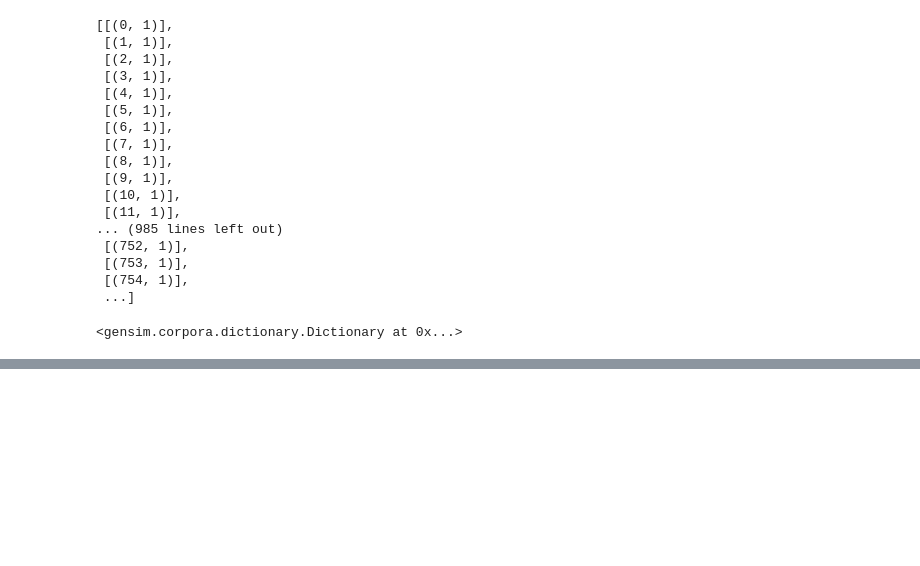
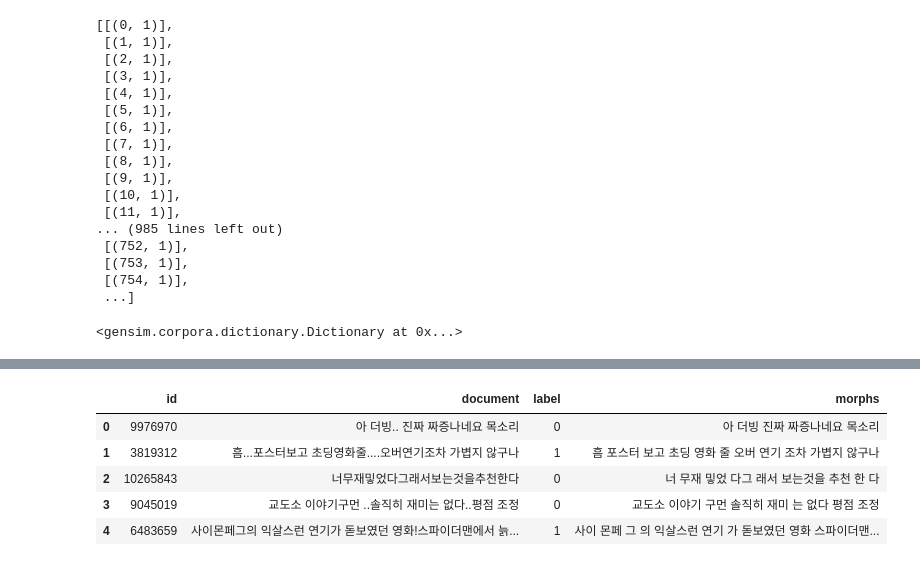
Before and after one commit to Sunnn-y/NaturalLanguageProcessing, a Jupyter notebook: 20231018_토픽모델링_실습(LDA).ipynb, the cells around one changed output, grey strips where cells are left out. Cells and saved outputs as stored; diff of their text form; code cells hidden in the pictures; blank space fills up the shorter version.

```diff
--- a/20231018_토픽모델링_실습(LDA).ipynb
+++ b/20231018_토픽모델링_실습(LDA).ipynb
@@ -315,0 +335,18 @@ pyLDAvis.display(vis2)
+# %%
+import re
+# 한글을 제외한 다른 문자 모두 제거
+remove_except_ko = re.compile(r"[^가-힣ㄱ-하-ㅣ\\s]")
+
+def preprocess_remove(text):
+  text = re.sub(remove_except_ko,' ',text).strip()
+  return text
+
+df['morphs'] = df['morphs'].map(lambda x : preprocess_remove(x))
+df.head()
+# %% [output]
+|  | id | document | label | morphs |
+| 0 | 9976970 | 아 더빙.. 진짜 짜증나네요 목소리 | 0 | 아 더빙 진짜 짜증나네요 목소리 |
+| 1 | 3819312 | 흠...포스터보고 초딩영화줄....오버연기조차 가볍지 않구나 | 1 | 흠 포스터 보고 초딩 영화 줄 오버 연기 조차 가볍지 않구나 |
+| 2 | 10265843 | 너무재밓었다그래서보는것을추천한다 | 0 | 너 무재 밓었 다그 래서 보는것을 추천 한 다 |
+| 3 | 9045019 | 교도소 이야기구먼 ..솔직히 재미는 없다..평점 조정 | 0 | 교도소 이야기 구먼 솔직히 재미 는 없다 평점 조정 |
+| 4 | 6483659 | 사이몬페그의 익살스런 연기가 돋보였던 영화!스파이더맨에서 늙... | 1 | 사이 몬페 그 의 익살스런 연기 가 돋보였던 영화 스파이더맨... |
```
Also changed, not shown: parts of 19 cells of this notebook.
